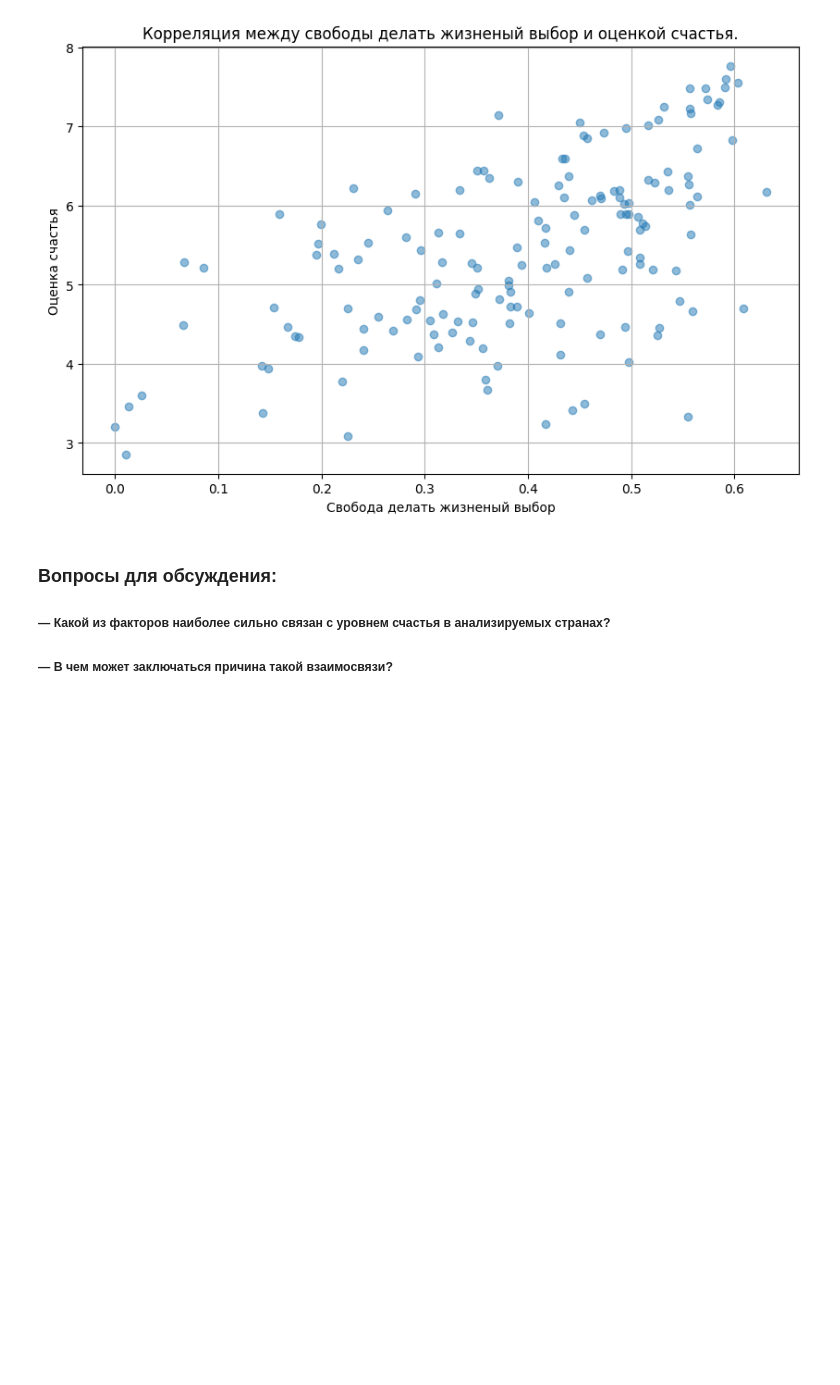
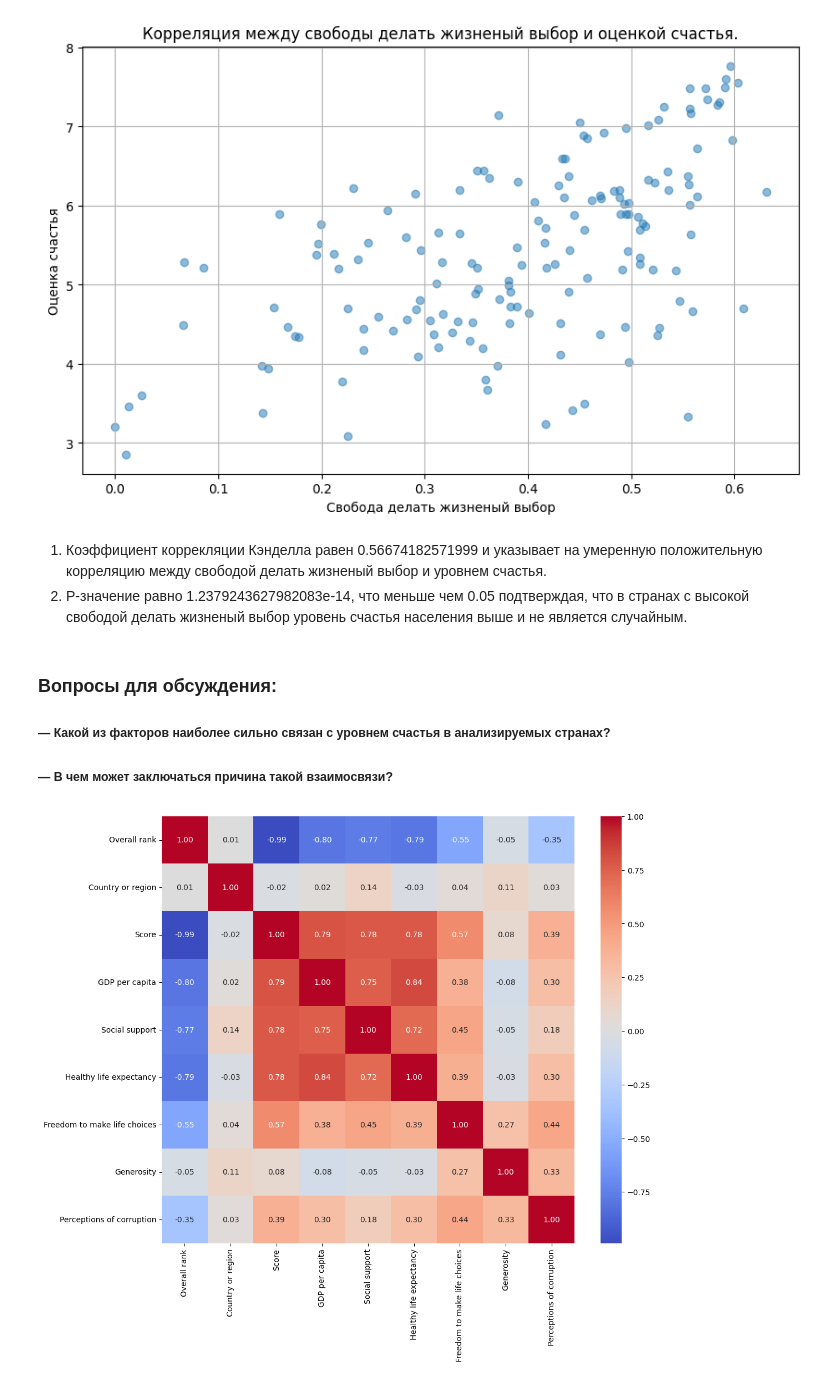
Before and after one commit to Ritorta/PythonDataBase, a Jupyter notebook: Work#2/Task_1.ipynb, the cells around one changed output. Saved outputs shown, nothing was run; the diff lists cells and outputs as text; code cells hidden in the pictures; blank space fills up the shorter version.

```diff
--- a/Work#2/Task_1.ipynb
+++ b/Work#2/Task_1.ipynb
@@ -298,7 +301,23 @@ plt.show()
 Коэффициент корреляции Пирсона: 0.56674182571999
 P-значение: 1.2379243627982083e-14
 [figure]
+# %% [markdown]
+1. Коэффициент коррекляции Кэнделла равен 0.56674182571999 и указывает на умеренную положительную корреляцию между свободой делать жизненый выбор и уровнем счастья.
+2. P-значение равно 1.2379243627982083e-14, что меньше чем 0.05 подтверждая, что в странах с высокой свободой делать жизненый выбор уровень счастья населения выше и не является случайным.
 # %% [markdown]
 ### Вопросы для обсуждения:
 ##### — Какой из факторов наиболее сильно связан с уровнем счастья в анализируемых странах?
 ##### — В чем может заключаться причина такой взаимосвязи?
+# %%
+# Сначала переведем категориальные переменные в числовой формат, если это необходимо
+df_report['Country or region'] = df_report['Country or region'].astype('category').cat.codes
+
+# Создание матрицы корреляции
+corr_matrix = df_report.corr()
+
+# Визуализация матрицы корреляции
+plt.figure(figsize=(12, 10))
+sns.heatmap(corr_matrix, annot=True, fmt=".2f", cmap='coolwarm')
+plt.show()
+# %% [output]
+[figure, added]
```
Also changed, not shown: parts of 3 cells of this notebook.
